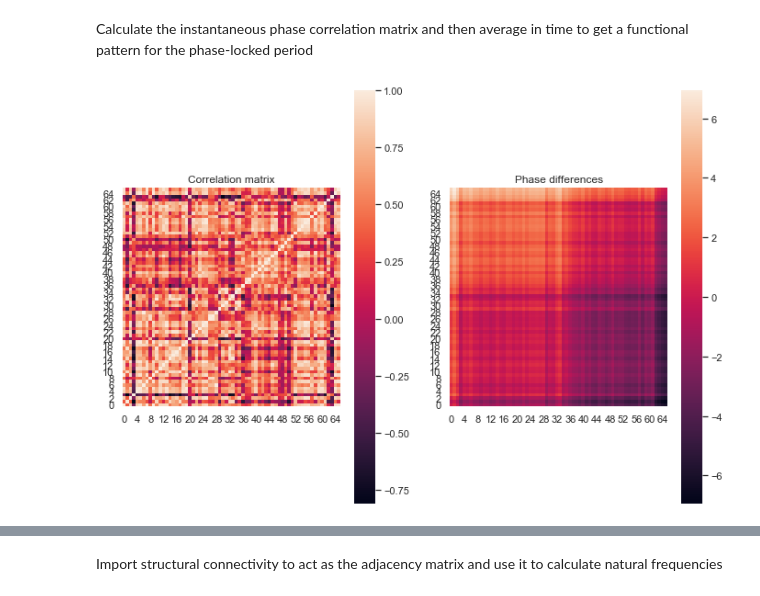
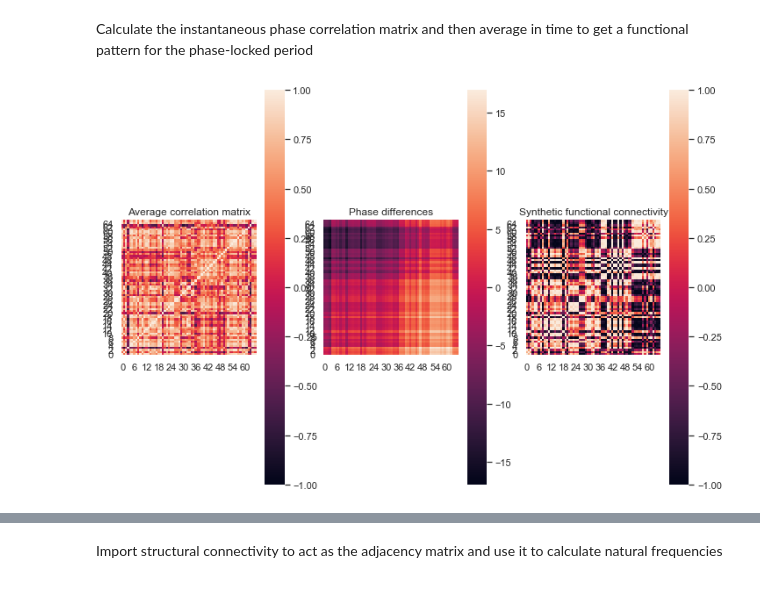
Before and after one commit to rnartallo/kuramotocontrol, a Jupyter notebook: MainNotebook.ipynb, the cells around one changed output, grey strips where cells are left out. Cells and saved outputs as stored; diff of their text form; code cells hidden in the pictures.

Commit message:
Added synthetic functional connectivity

```diff
--- a/MainNotebook.ipynb
+++ b/MainNotebook.ipynb
@@ -238,9 +238,10 @@ Hilbert transform the filtered signals to obtain the phase
 # %%
 analytic_signal = hilbert(FilteredSignals,axis=0)
 instantaneous_phase = np.unwrap(np.angle(analytic_signal))
-t=np.linspace(0,1,20)
+t=np.linspace(0,0.5,20)
 for i in range(0,N):
     ax = sns.lineplot(t,np.sin(instantaneous_phase[:,i]))
+instantaneous_phase_no_mod = KFB.RemoveBounds(instantaneous_phase)
 # %% [output]
 [figure]
 # %% [markdown]
@@ -248,22 +249,28 @@ Calculate the instantaneous phase correlation matrix and then average in time to
 # %%
 Cos_Phase_Differences = np.zeros((N,N,20))
 Phase_Differences = np.zeros((N,N,20))
 for i in range(0,20):
     for j in range(0,N):
         for k in range(0,N):
-            Cos_Phase_Differences[j][k][i] = np.cos(instantaneous_phase[i][k]-instantaneous_phase[i][j])
-            Phase_Differences[j][k][i] = instantaneous_phase[i][k]-instantaneous_phase[i][j]
+            Cos_Phase_Differences[j][k][i] = np.cos(instantaneous_phase_no_mod[i][k]-instantaneous_phase_no_mod[i][j])
+            Phase_Differences[j][k][i] = instantaneous_phase_no_mod[i][k]-instantaneous_phase_no_mod[i][j]
 Average_Cos_Phase_Difference = np.mean(Cos_Phase_Differences,axis=2)
 Average_Phase_Difference = np.mean(Phase_Differences,axis=2)
-x_min_brain = Average_Phase_Difference[0,:]
+C = KFB.CalculateCFromMeanPhaseDiff(Average_Phase_Difference)
+EstimatedPhases = GPM.GPMAlgorithm(C)
+x_min_brain = KFB.CalculateXMinFromPhases(EstimatedPhases)
+SyntheticFC = KFB.CalculateCorrelationMatrix(x_min_brain)
 
-fig, (ax1, ax2) = plt.subplots(1,2)
-ax1= sns.heatmap(Average_Cos_Phase_Difference.T,ax=ax1,square=True)
+fig, (ax1, ax2,ax3) = plt.subplots(1,3)
+ax1= sns.heatmap(Average_Cos_Phase_Difference.T,ax=ax1,square=True,vmin=-1,vmax=1)
 ax1.invert_yaxis()
 ax2= sns.heatmap(Average_Phase_Difference.T,ax=ax2,square=True)
 ax2.invert_yaxis()
-ax1.title.set_text('Correlation matrix')
+ax3= sns.heatmap(SyntheticFC.T,ax=ax3,square=True,vmin=-1,vmax=1)
+ax3.invert_yaxis()
+ax1.title.set_text('Average correlation matrix')
 ax2.title.set_text('Phase differences')
+ax3.title.set_text('Synthetic functional connectivity')
 plt.show()
 # %% [output]
-[figure, old version]
+[figure, new version]
```
Also changed, not shown: parts of 12 cells of this notebook, 1 other file.
